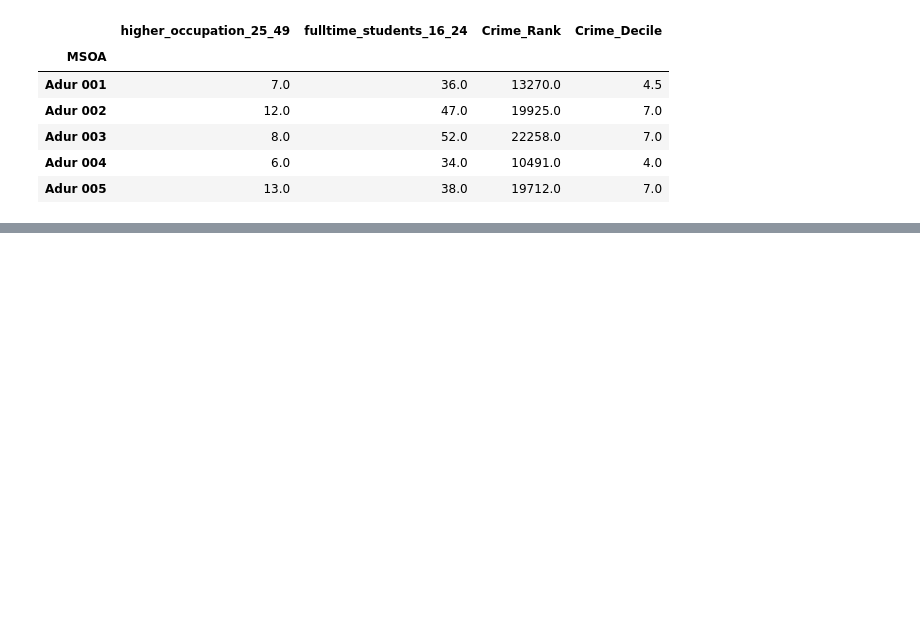
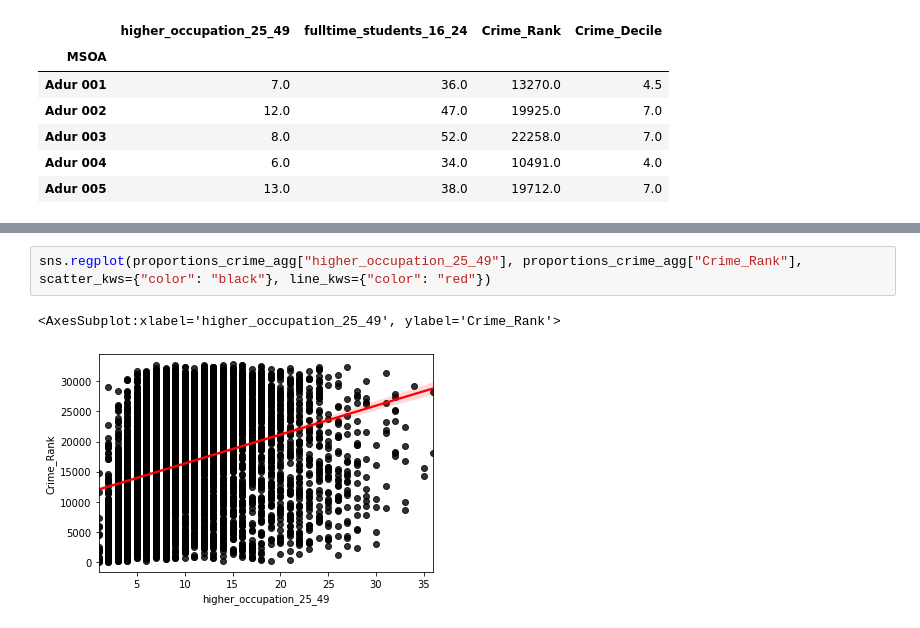
Before and after one commit to HamedPour/TM351_EMA, a Jupyter notebook: EMA_notebook2.ipynb, the cells around one changed output, grey strips where cells are left out. Cells and saved outputs as stored; diff of their text form; blank space fills up the shorter version.

```diff
--- a/EMA_notebook2.ipynb
+++ b/EMA_notebook2.ipynb
@@ -152,0 +180,5 @@ proportions_crime_agg.head()
+# %%
+sns.regplot(proportions_crime_agg["higher_occupation_25_49"], proportions_crime_agg["Crime_Rank"], scatter_kws={"color": "black"}, line_kws={"color": "red"})
+# %% [output]
+<AxesSubplot:xlabel='higher_occupation_25_49', ylabel='Crime_Rank'>
+[figure, added]
```
Also changed, not shown: parts of 26 cells of this notebook.
